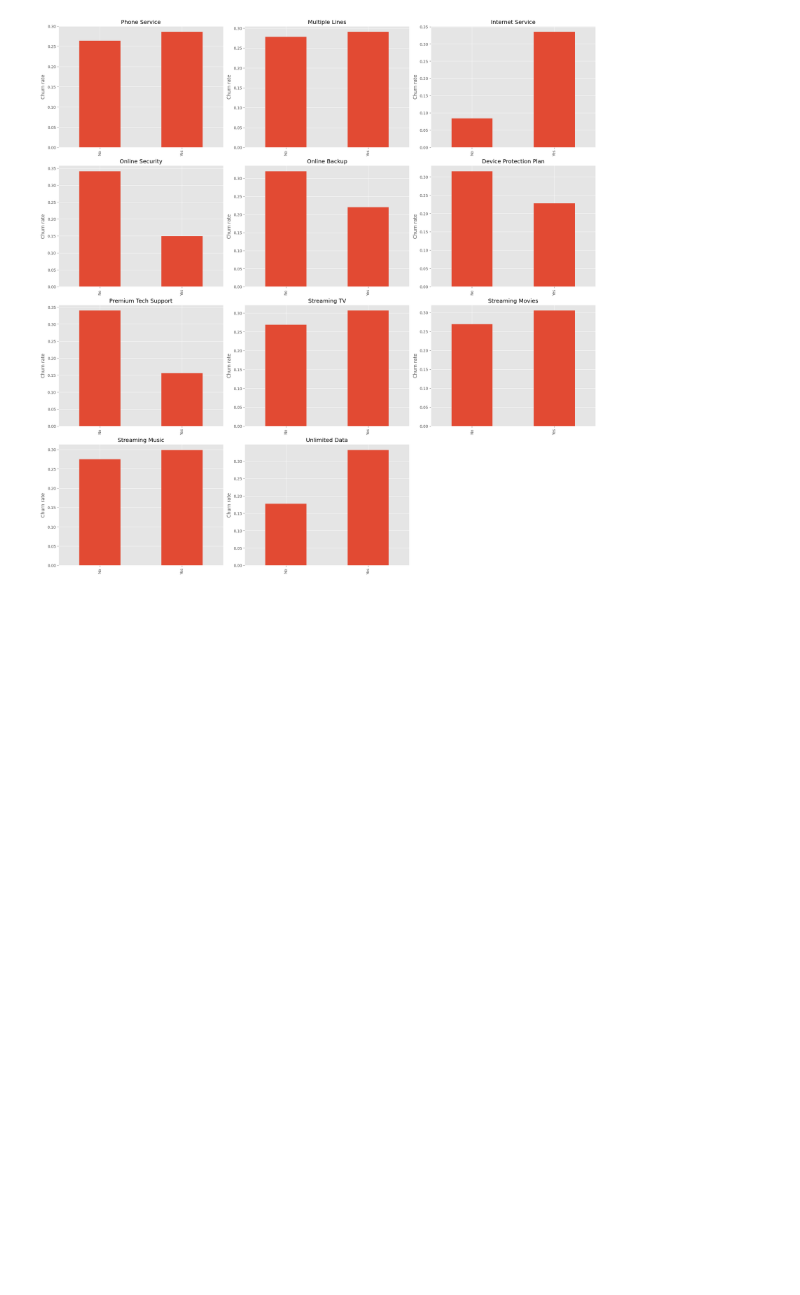
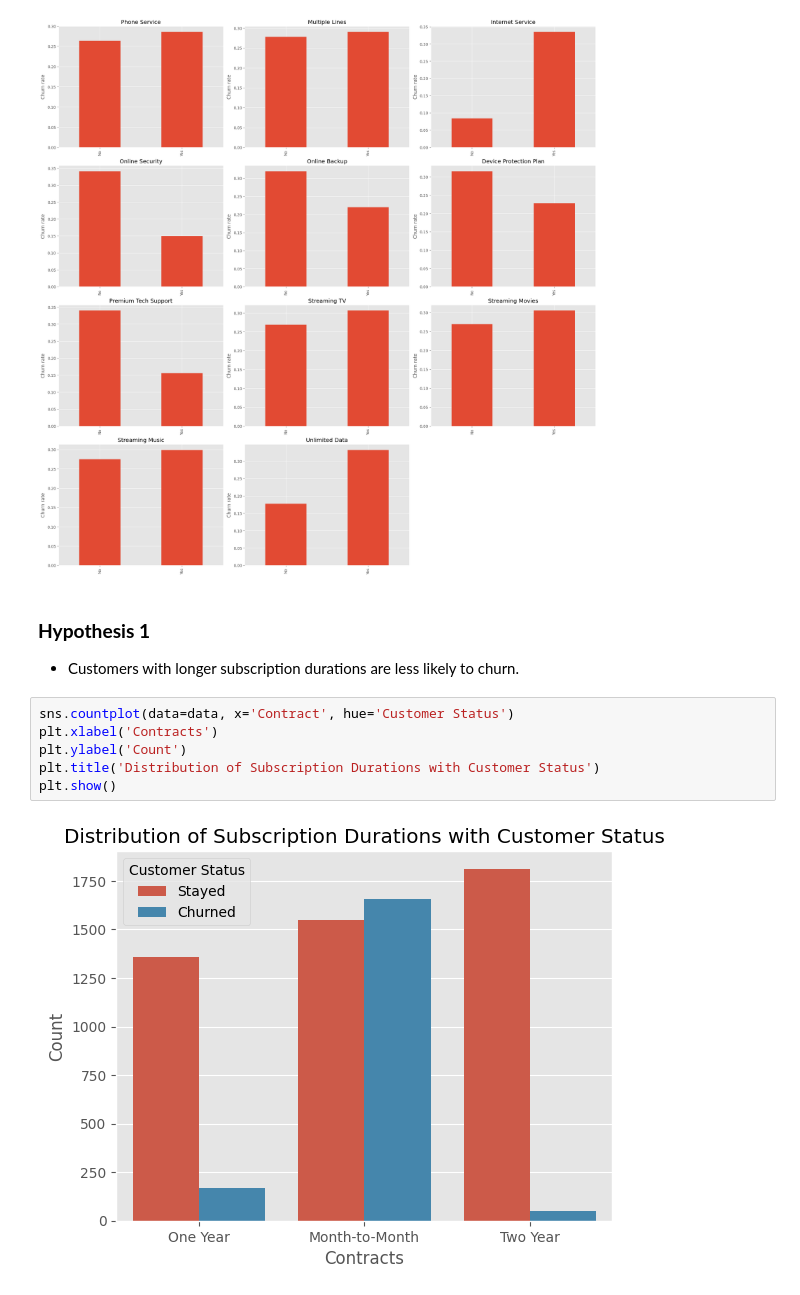
Before and after one commit to bhutto17/Telecom-Churn-Analysis, a Jupyter notebook: Telecom_Churn_Analysis.ipynb, the cells around one changed output. Drawn from its saved outputs; the diff is of its cells as text; blank space fills up the shorter version.

```diff
--- a/Telecom_Churn_Analysis.ipynb
+++ b/Telecom_Churn_Analysis.ipynb
@@ -451,3 +451,14 @@ for j in range(i+1, nrows*ncols):
 plt.show()
 # %% [output]
 [figure]
+# %% [markdown]
+### **Hypothesis 1**
+- Customers with longer subscription durations are less likely to churn.
+# %%
+sns.countplot(data=data, x='Contract', hue='Customer Status')
+plt.xlabel('Contracts')
+plt.ylabel('Count')
+plt.title('Distribution of Subscription Durations with Customer Status')
+plt.show()
+# %% [output]
+[figure, added]
```
Also changed, not shown: parts of 4 cells of this notebook.
